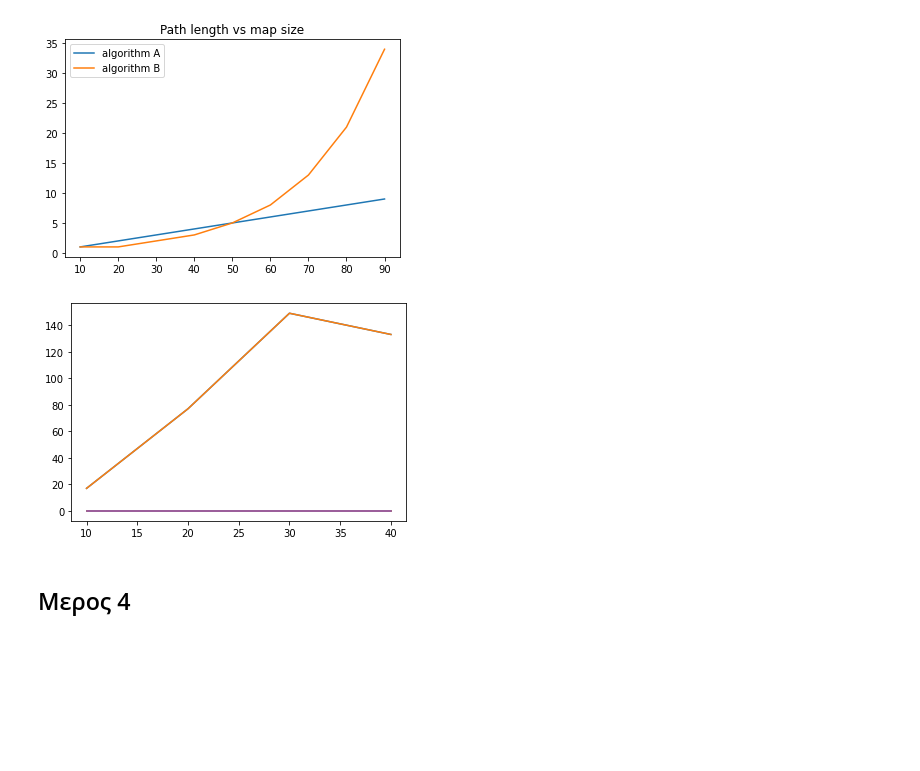
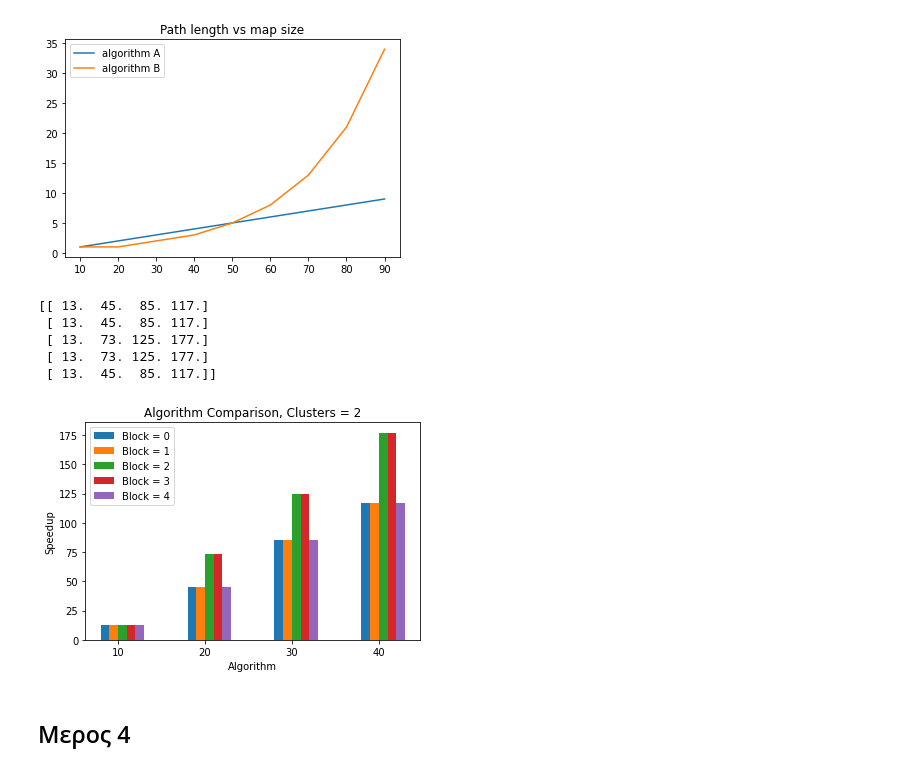
Before and after one commit to steltze/ai-lab, a Jupyter notebook: AI_23_ΕΧ1_v2.ipynb, the cells around one changed output. Saved outputs shown, nothing was run; the diff lists cells and outputs as text; code cells hidden in the pictures; blank space fills up the shorter version.

```diff
--- a/AI_23_ΕΧ1_v2.ipynb
+++ b/AI_23_ΕΧ1_v2.ipynb
@@ -558,30 +562,62 @@ plt.show()
 # %%
 ### YOUR CODE HERE \/
 # sizes = [10, 20, 30, 40, 50, 60, 70, 80, 90, 100]
+
+def choose_algorith(number, S, F, map):
+    match number:
+        case 0:
+            pf = pathfinder(S, F, map, lambda x, y: 1, lambda x, y: 0)
+        case 1:
+            pf = pathfinder(S, F, map, lambda x, y: 1, euclidean)
+        case 2:
+            pf = pathfinder(S, F, map, lambda x, y: 0, euclidean)
+        case 3:
+            pf = pathfinder(S, F, map, lambda x, y: 0, manhattan)
+        case 4:
+            pf = pathfinder(S, F, map, lambda x, y: 1, manhattan)
+    return pf
+
+x_axis = 1
+
 sizes = [10, 20, 30, 40]
-methods = [0, 1, 2, 3, 4]
-results = np.zeros((len(methods), len(sizes)), dtype=float)
+
+results = np.zeros((5, len(sizes)), dtype=float)
+
 for index, N in enumerate(sizes):
     S = (1,1)
     F = (N-3, N-3)
 
     map = Maze(N-1, S, F)
-    for method in range(2):
-        numberOfIterations = 2
+    for number in range(5):
+        numberOfIterations = 10
         for runCount in range(numberOfIterations):
 
-            pf = pathfinder(S, F, map, lambda x, y: 1, lambda x, y: 0)
-            results[method, index] += len(pf.get_path())
-        results[method, index] = results[method, index] / numberOfIterations
+            pf = choose_algorith(number, S, F, map)
+            results[number, index] += pf.get_path_lenth()
+        results[number, index] = results[number, index] / numberOfIterations
+
+print(results)
 
 
-for method in range(5):
-    plt.plot(sizes, results[method])
-plt.show()
-
 ### YOUR CODE HERE /\
 # %% [output]
-[figure, removed]
+[[ 13.  45.  85. 117.]
+ [ 13.  45.  85. 117.]
+ [ 13.  73. 125. 177.]
+ [ 13.  73. 125. 177.]
+ [ 13.  45.  85. 117.]]
+# %%
+for method in range(5):
+    plt.bar([index+0.1*(method - 5//2+1/2) for index in range(len(sizes))], [results[method, index] for index in range(len(sizes))], 0.1, label = "Block = {}".format(str(method)))
+
+plt.xticks([0,1,2,3], sizes)
+plt.title("Algorithm Comparison, Clusters = 2")
+plt.xlabel('Algorithm')
+plt.ylabel('Speedup')
+plt.legend()
+plt.show()
+# %% [output]
+[figure, added]
 # %% [markdown]
 ## Μερος 4
 # %% [markdown]
```
Also changed, not shown: parts of 14 cells of this notebook.
